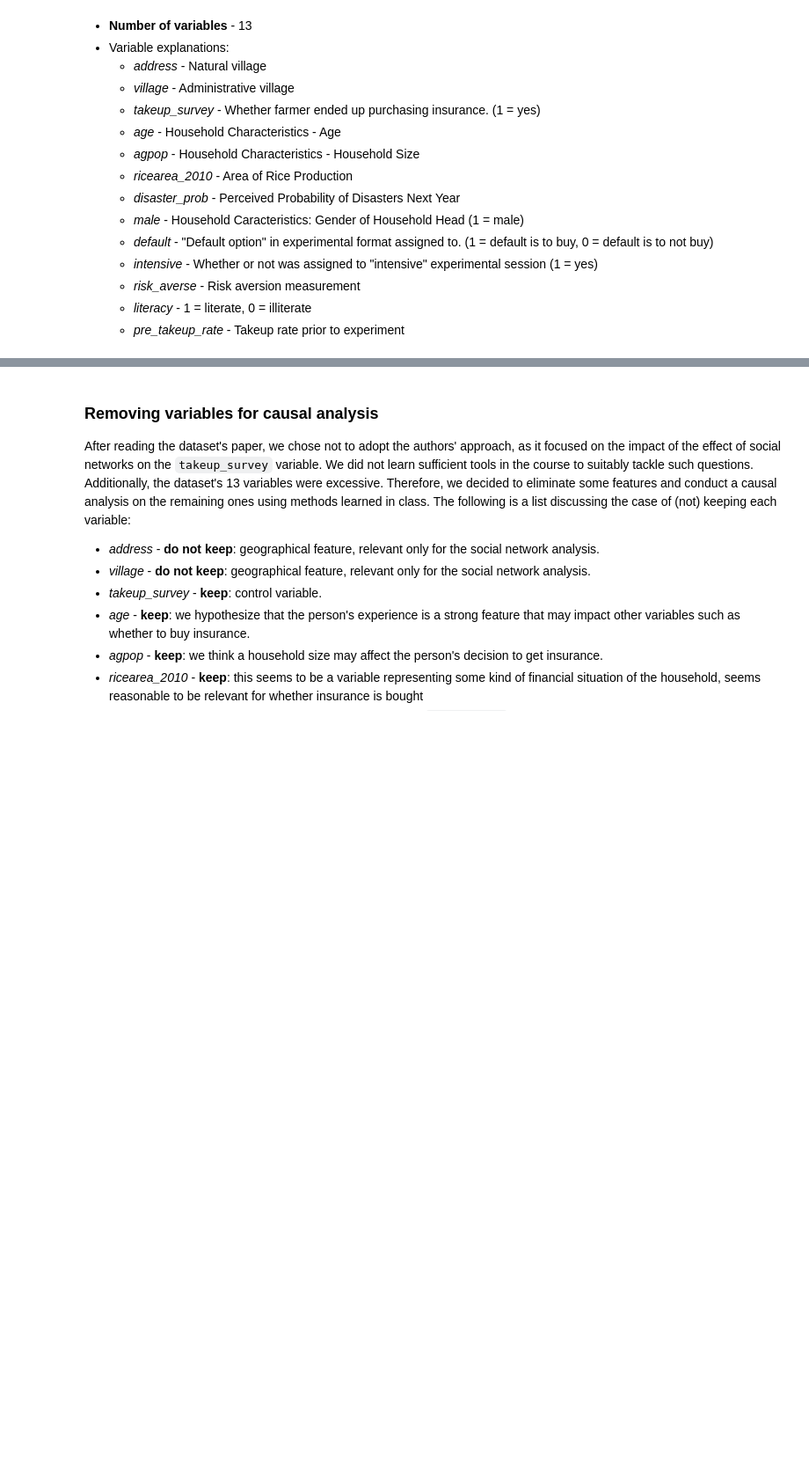
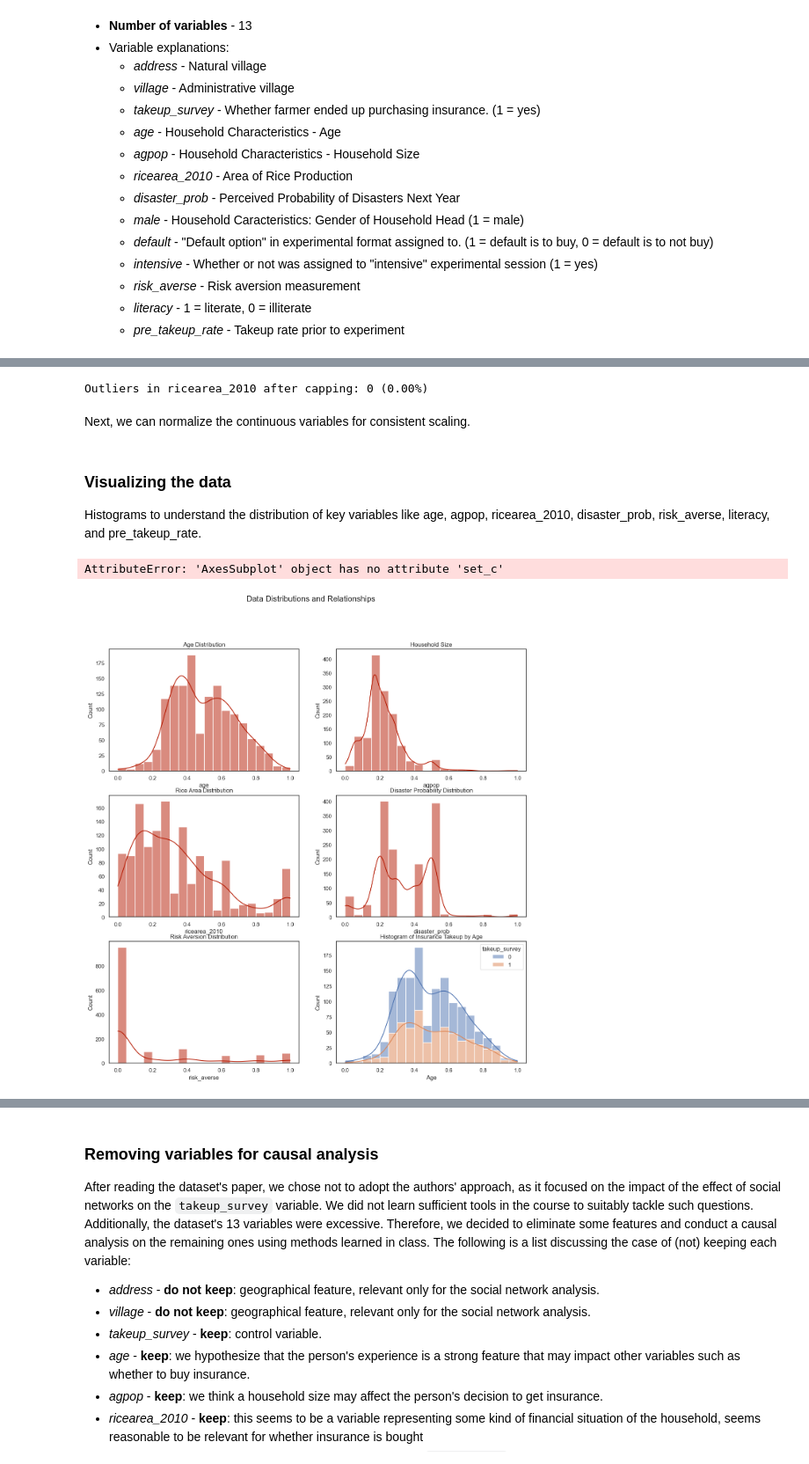
Before and after one commit to Dawlau/castle-doctrine-causality, a Jupyter notebook: causal-estimation.ipynb, the cells around one changed output, grey strips where cells are left out. Shown at 88% size. Drawn from its saved outputs; the diff is of its cells as text; code cells hidden in the pictures; blank space fills up the shorter version.

```diff
--- a/causal-estimation.ipynb
+++ b/causal-estimation.ipynb
@@ -123,0 +245,14 @@ The following is a brief explanation of the dataset taken from [here](https://gi
+# %%
+# Handling outliers by capping
+data['ricearea_2010'] = np.where(data['ricearea_2010'] > upper_bound, upper_bound,
+                                 np.where(data['ricearea_2010'] < lower_bound, lower_bound, data['ricearea_2010']))
+
+# Check if outliers have been capped
+outliers_after_capping = ((data['ricearea_2010'] < lower_bound) | (data['ricearea_2010'] > upper_bound)).sum()
+outliers_after_capping_percent = outliers_after_capping / data.shape[0] * 100
+
+print(f'{blk}Outliers in ricearea_2010 after capping: {red}{outliers_after_capping} ({outliers_after_capping_percent:.2f}%)')
+# %% [output]
+Outliers in ricearea_2010 after capping: 0 (0.00%)
+# %% [markdown]
+Next, we can normalize the continuous variables for consistent scaling.
@@ -123,0 +264,37 @@ The following is a brief explanation of the dataset taken from [here](https://gi
+# %% [markdown]
+### Visualizing the data
+Histograms to understand the distribution of key variables like age, agpop, ricearea_2010, disaster_prob, risk_averse, literacy, and pre_takeup_rate.
+# %%
+# Setting up the visualizations layout
+fig, axes = plt.subplots(nrows=3, ncols=2, figsize=(15, 15))
+fig.suptitle('Data Distributions and Relationships', fontsize=16)
+
+# Histograms for key variables
+sns.histplot(data['age'], bins=20, kde=True, ax=axes[0, 0], color='#b51800')
+axes[0, 0].set_title('Age Distribution')
+
+sns.histplot(data['agpop'], bins=20, kde=True, ax=axes[0, 1], color='#b51800')
+axes[0, 1].set_title('Household Size')
+
+sns.histplot(data['ricearea_2010'], bins=20, kde=True, ax=axes[1, 0], color='#b51800')
+axes[1, 0].set_title('Rice Area Distribution')
+
+sns.histplot(data['disaster_prob'], bins=20, kde=True, ax=axes[1, 1], color='#b51800')
+axes[1, 1].set_title('Disaster Probability Distribution')
+
+sns.histplot(data['risk_averse'], bins=20, kde=True, ax=axes[2, 0], color='#b51800')
+axes[2, 0].set_title('Risk Aversion Distribution')
+
+# Creating a histogram of 'takeup_survey' with 'age' on the x-axis
+sns.histplot(data=data, x='age', hue='takeup_survey', multiple='stack', bins=20, kde=True, ax=axes[2, 1], color='#b51800')
+axes[2, 1].set_title('Histogram of Insurance Takeup by Age')
+axes[2, 1].set_xlabel('Age')
+axes[2, 1].set_ylabel('Count')
+axes[2, 1].set_c
+axes[2, 1].legend(title='Insurance Takeup', labels=['Not Taken', 'Taken'])
+
+plt.tight_layout(rect=[0, 0.03, 1, 0.95])
+plt.show()
+# %% [output]
+AttributeError: 'AxesSubplot' object has no attribute 'set_c'
+[figure, added]
```
Also changed, not shown: parts of 36 cells of this notebook.
